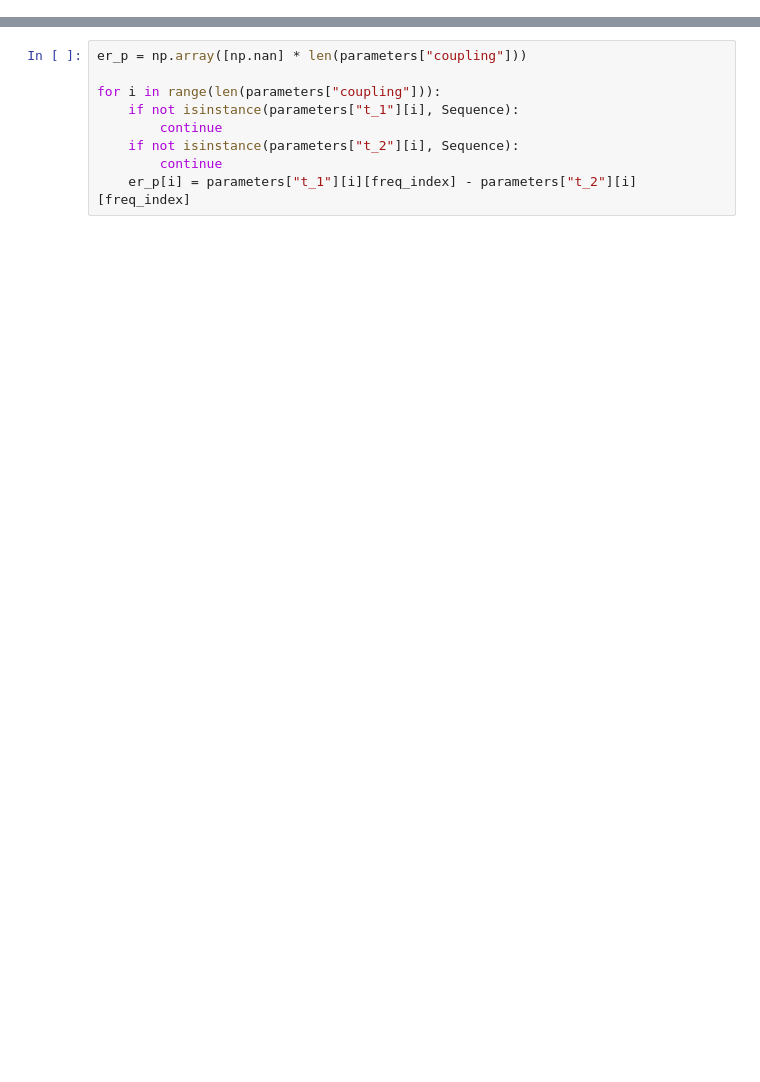
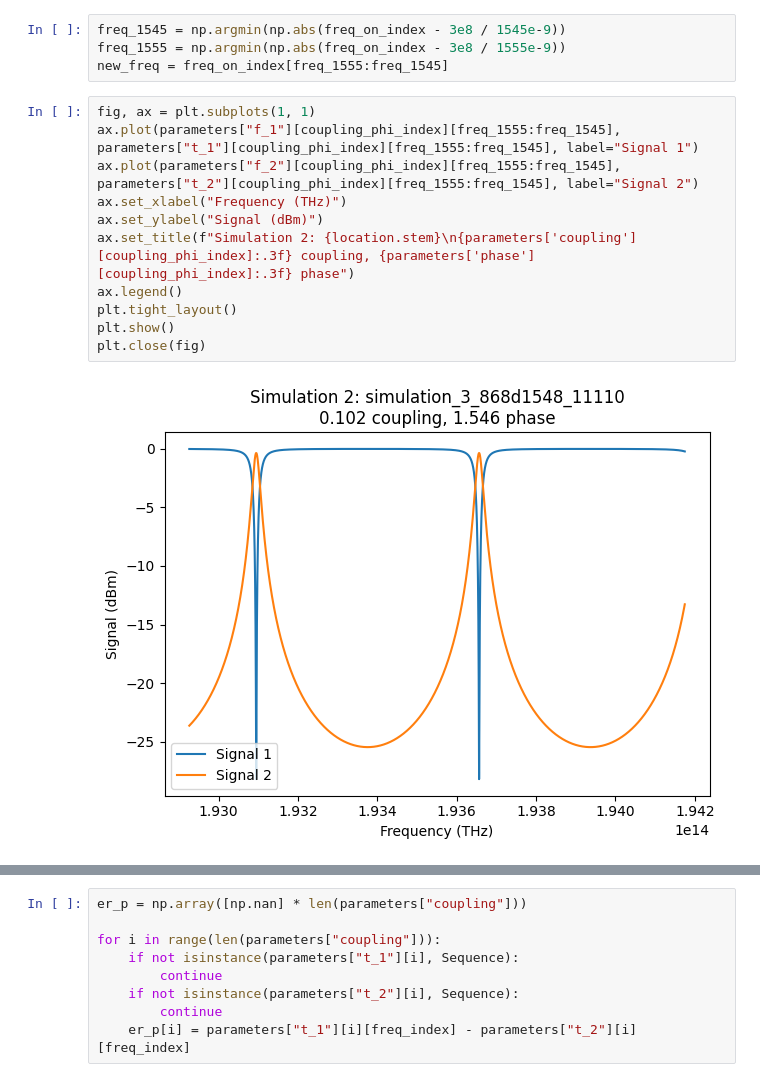
Before and after one commit to Vivswan/NonReciprocalRingResonators, a Jupyter notebook: src/plot_scripts/manual.ipynb, the cells around one changed output, grey strips where cells are left out. Drawn from its saved outputs; the diff is of its cells as text; blank space fills up the shorter version.

```diff
--- a/src/plot_scripts/manual.ipynb
+++ b/src/plot_scripts/manual.ipynb
@@ -86 +100,18 @@ Using index: 49220
+# %%
+freq_1545 = np.argmin(np.abs(freq_on_index - 3e8 / 1545e-9))
+freq_1555 = np.argmin(np.abs(freq_on_index - 3e8 / 1555e-9))
+new_freq = freq_on_index[freq_1555:freq_1545]
+# %%
+fig, ax = plt.subplots(1, 1)
+ax.plot(parameters["f_1"][coupling_phi_index][freq_1555:freq_1545], parameters["t_1"][coupling_phi_index][freq_1555:freq_1545], label="Signal 1")
+ax.plot(parameters["f_2"][coupling_phi_index][freq_1555:freq_1545], parameters["t_2"][coupling_phi_index][freq_1555:freq_1545], label="Signal 2")
+ax.set_xlabel("Frequency (THz)")
+ax.set_ylabel("Signal (dBm)")
+ax.set_title(f"Simulation 2: {location.stem}\n{parameters['coupling'][coupling_phi_index]:.3f} coupling, {parameters['phase'][coupling_phi_index]:.3f} phase")
+ax.legend()
+plt.tight_layout()
+plt.show()
+plt.close(fig)
+# %% [output]
+[figure, added]
 # %%
```
Also changed, not shown: parts of 14 cells of this notebook, 2 other files.
